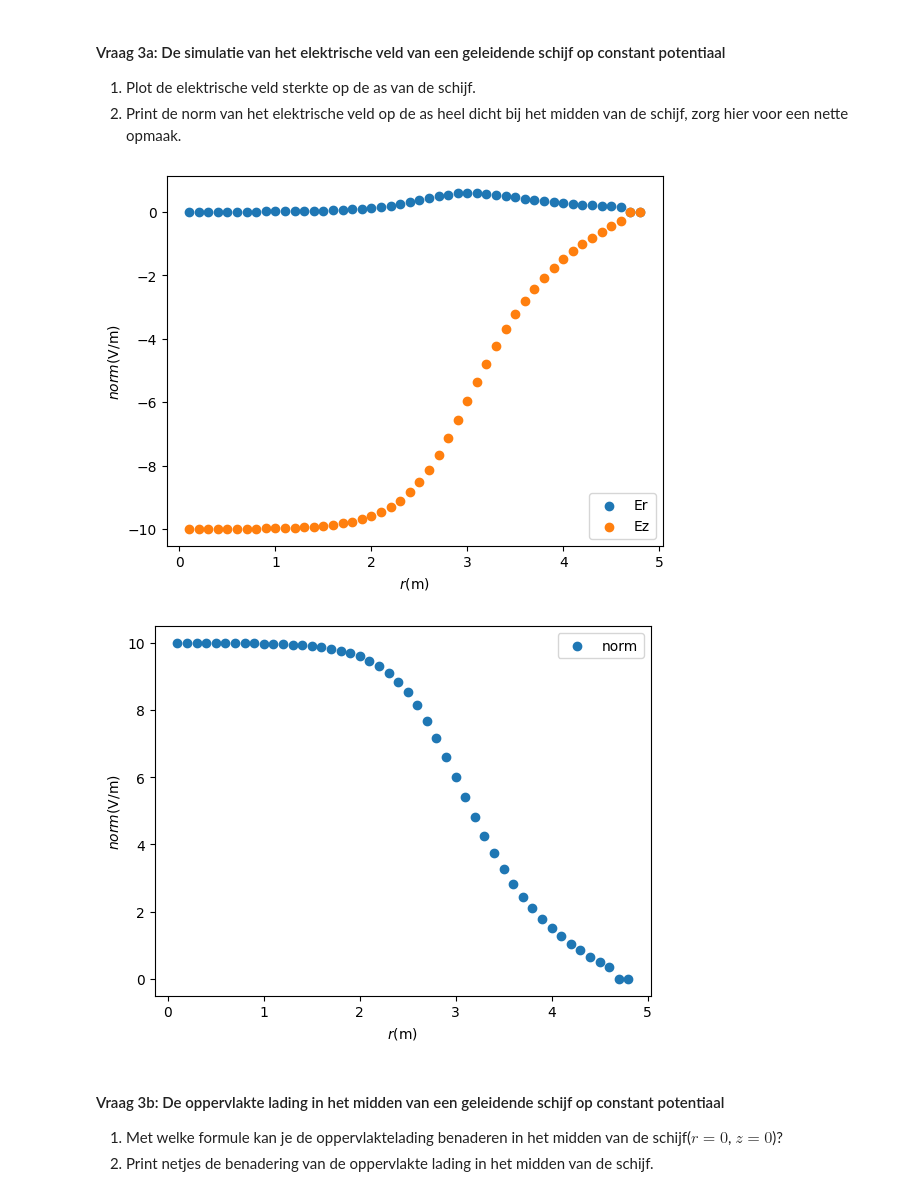
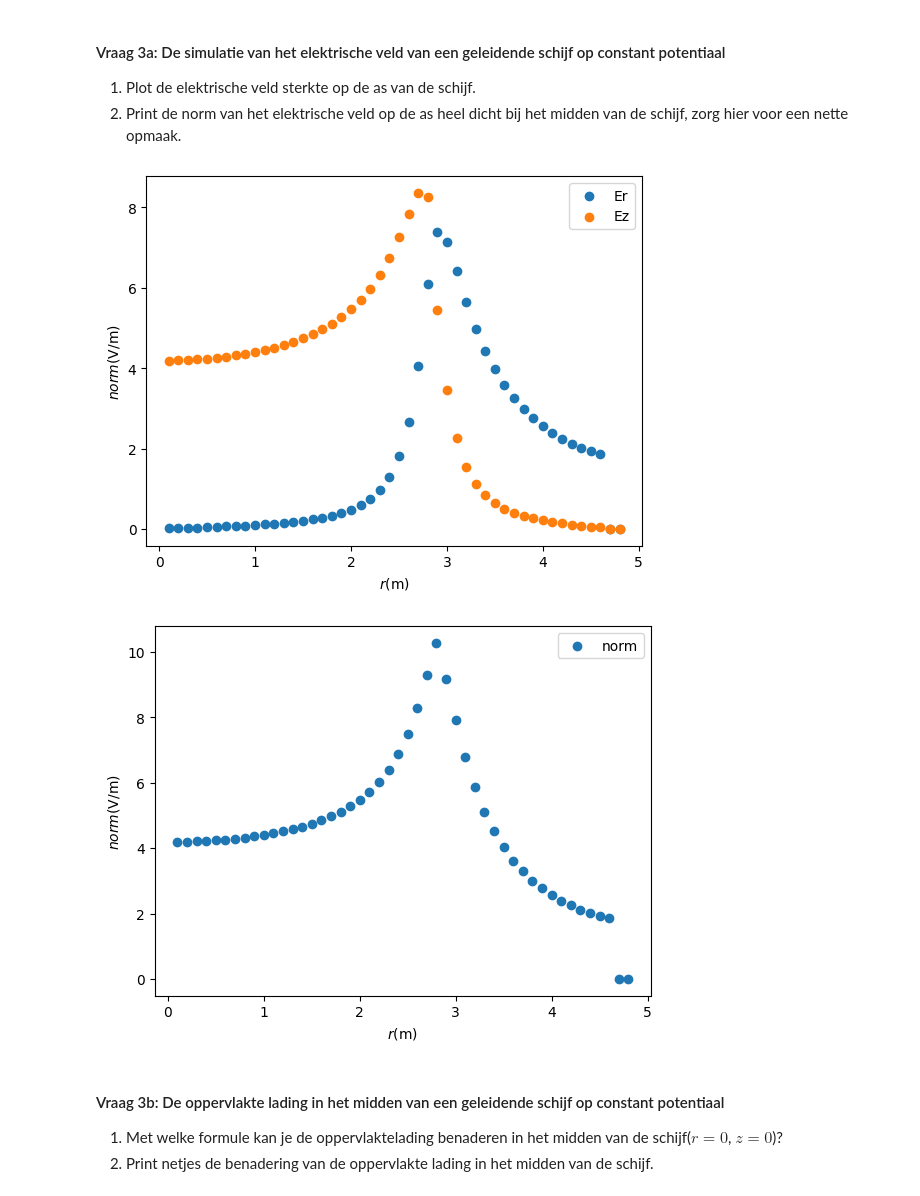
Before and after one commit to kristywrkl/opdrachten-DEF-D, a Jupyter notebook: DigitaleOntwerpopdrachten/1CondensatorOpdracht/CondensatorOntwerpopdracht.ipynb, the cells around one changed output. Saved outputs shown, nothing was run; the diff lists cells and outputs as text; code cells hidden in the pictures.

```diff
--- a/DigitaleOntwerpopdrachten/1CondensatorOpdracht/CondensatorOntwerpopdracht.ipynb
+++ b/DigitaleOntwerpopdrachten/1CondensatorOpdracht/CondensatorOntwerpopdracht.ipynb
@@ -313,26 +311,26 @@ plot_results_disk(Ez, Er, normE, V, r, z, grid_step, disk_radius, z_pos_disk1, z
 # %%
 ###
 ###Jouw code hier###
 ###
-Er_disk = Er[z0].flatten()[1:]
-Ez_disk = Ez[z0].flatten()[1:]
+Er_disk = Er[z0+1].flatten()[1:]
+Ez_disk = Ez[z0+1].flatten()[1:]
 
 plt.scatter(r_for_E, Er_disk, label='Er')
 plt.scatter(r_for_E, Ez_disk, label='Ez')
 plt.ylabel('$\it{norm}$(V/m)')
 plt.xlabel('$\it{r}$(m)')
 plt.legend()
 plt.show()
 
 norm = (Er_disk**2+Ez_disk**2)**0.5
 plt.scatter(r_for_E, norm, label='norm')
 plt.ylabel('$\it{norm}$(V/m)')
 plt.xlabel('$\it{r}$(m)')
 plt.legend()
 plt.show()
 # %% [output]
-[figure, old version]
+[figure, new version]
-[figure, old version]
+[figure, new version]
 # %% [markdown]
 #### Vraag 3b: De oppervlakte lading in het midden van een geleidende schijf op constant potentiaal
 
```
Also changed, not shown: parts of 7 cells of this notebook.
